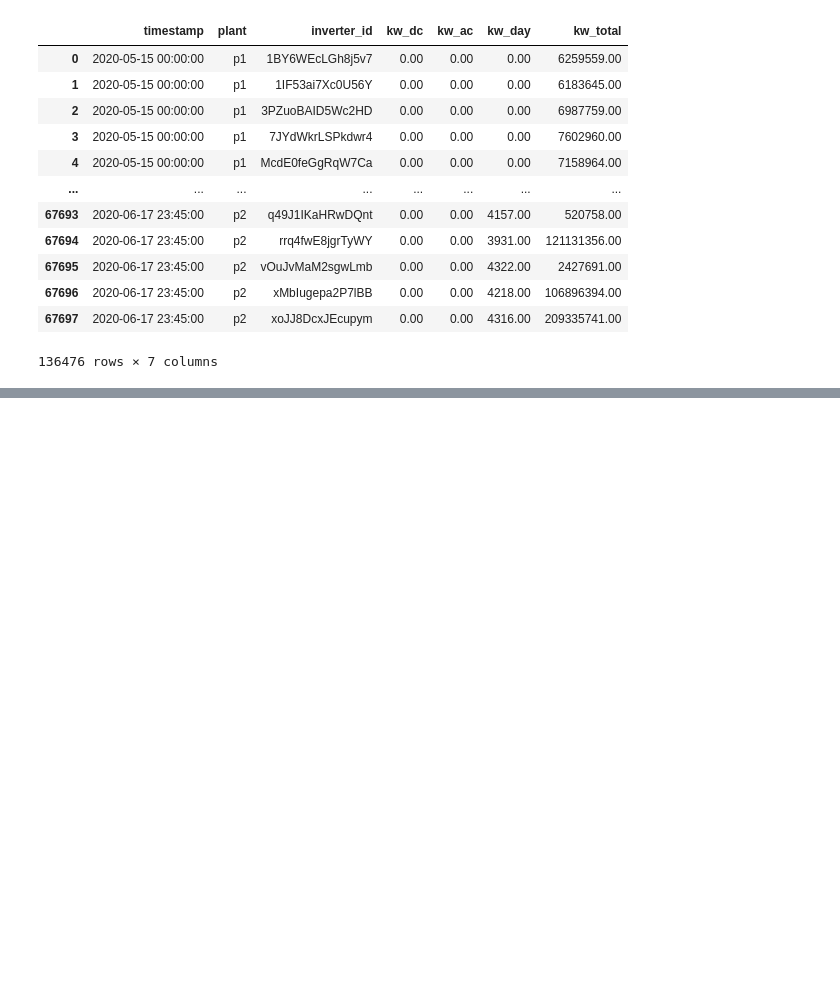
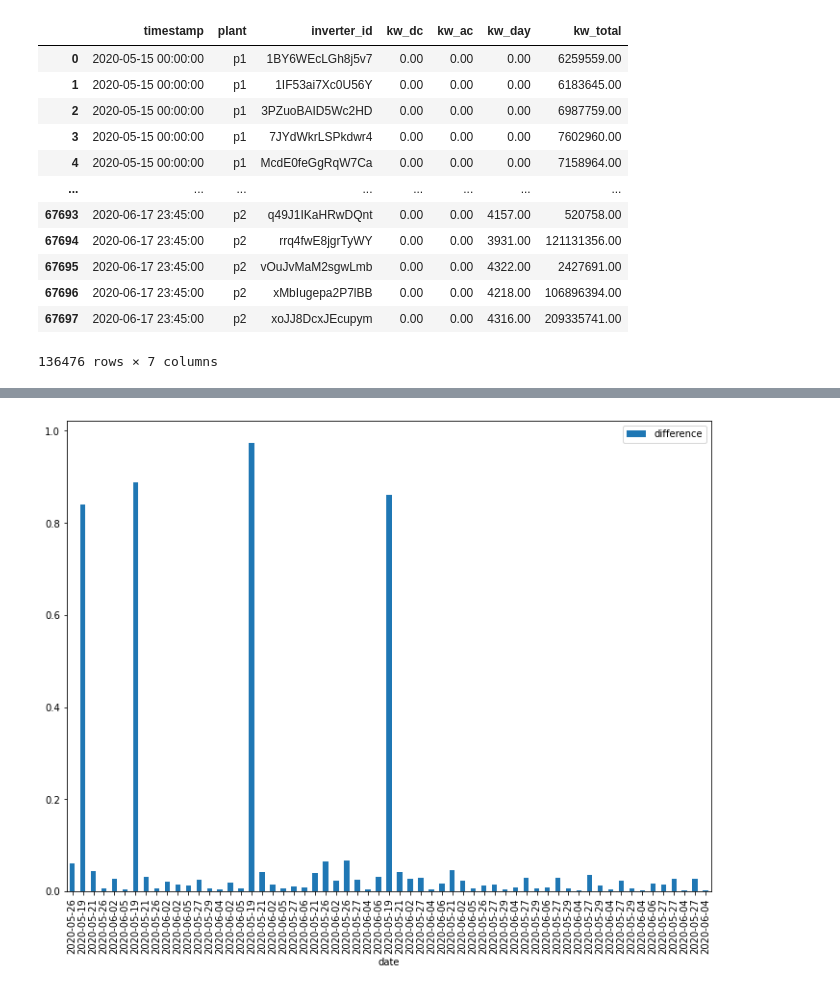
Before and after one commit to luis-cj/data-science-solar-power-plant, a Jupyter notebook: solar_power_plant_part_1.ipynb, the cells around one changed output, grey strips where cells are left out. Cells and saved outputs as stored; diff of their text form; code cells hidden in the pictures; blank space fills up the shorter version.

Commit message:
finished concatenating generation data

```diff
--- a/solar_power_plant_part_1.ipynb
+++ b/solar_power_plant_part_1.ipynb
@@ -675,0 +743,4 @@ gener
+# %%
+gener2["lag1"] = gener2.groupby(["plant","inverter_id"])["kw_total"].shift(1)
+gener2["increment"] = gener2["kw_total"] - gener2["lag1"]
+gener2
@@ -675,0 +761,3 @@ gener
+# %%
+gener2["match"] = gener2["increment"] == gener2["kw_day"]
+gener2
@@ -675,0 +795,3 @@ gener
+# %%
+gener2["difference"] = (abs(gener2["kw_day"] - gener2["increment"]) / gener2["kw_day"]) * 100
+gener2
@@ -675,0 +812,3 @@ gener
+# %%
+temp = gener2[(gener2["plant"] == "p1") & (gener2["match"] == False)].dropna()[["date","difference"]]
+temp
@@ -675,0 +829,4 @@ gener
+# %%
+temp.plot.bar(x="date",y="difference", figsize=(12,9));
+# %% [output]
+[figure, added]
```
Also changed, not shown: parts of 27 cells of this notebook.
